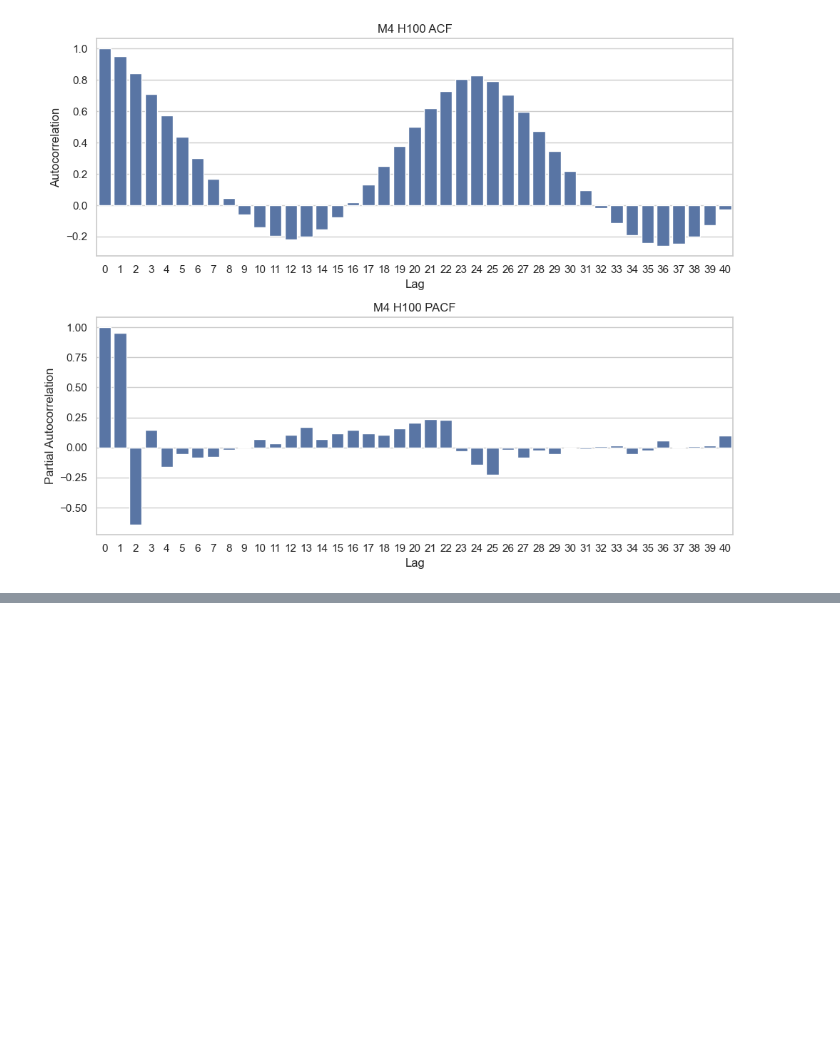
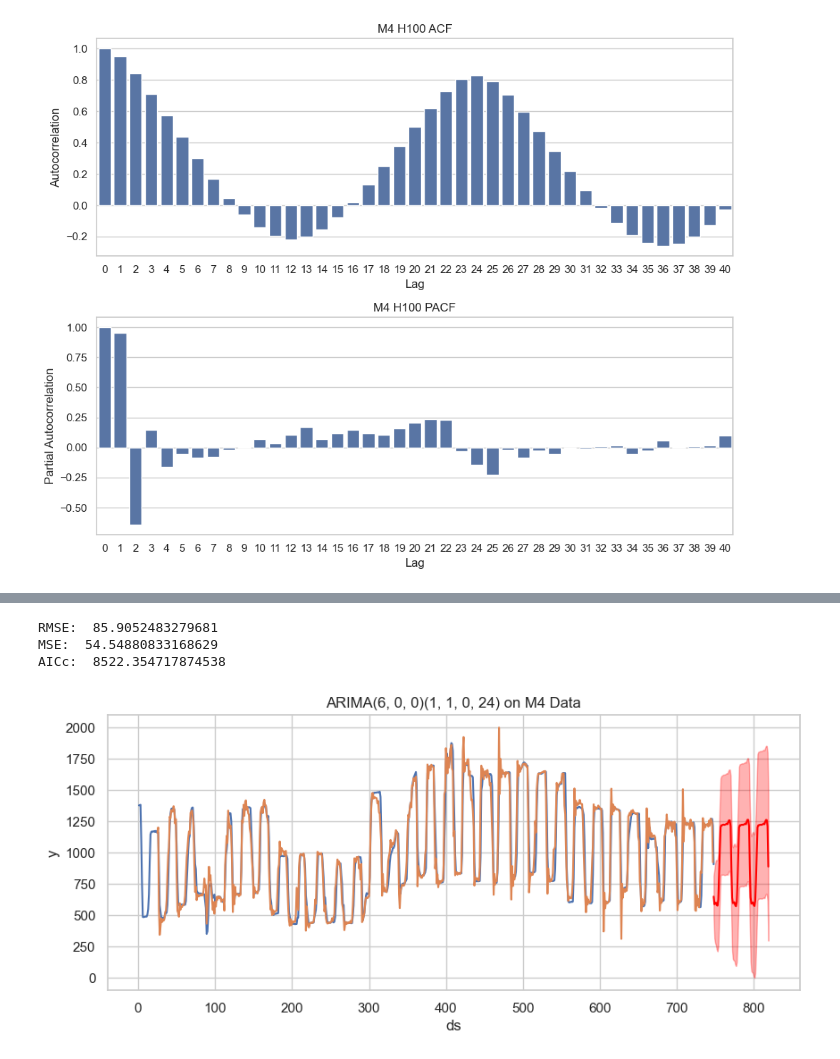
Before and after one commit to cal-yen/fpp3, a Jupyter notebook: chapter_9.ipynb, the cells around one changed output, grey strips where cells are left out. Cells and saved outputs as stored; diff of their text form; code cells hidden in the pictures; blank space fills up the shorter version.

```diff
--- a/chapter_9.ipynb
+++ b/chapter_9.ipynb
@@ -393,0 +273,7 @@ Warnings:
+# %%
+ARIMA_helper((6,0,0), (1,1,0,24), h=72)
+# %% [output]
+RMSE:  85.9052483279681
+MSE:  54.54880833168629
+AICc:  8522.354717874538
+[figure, added]
```
Also changed, not shown: parts of 17 cells of this notebook, 1 other file.
